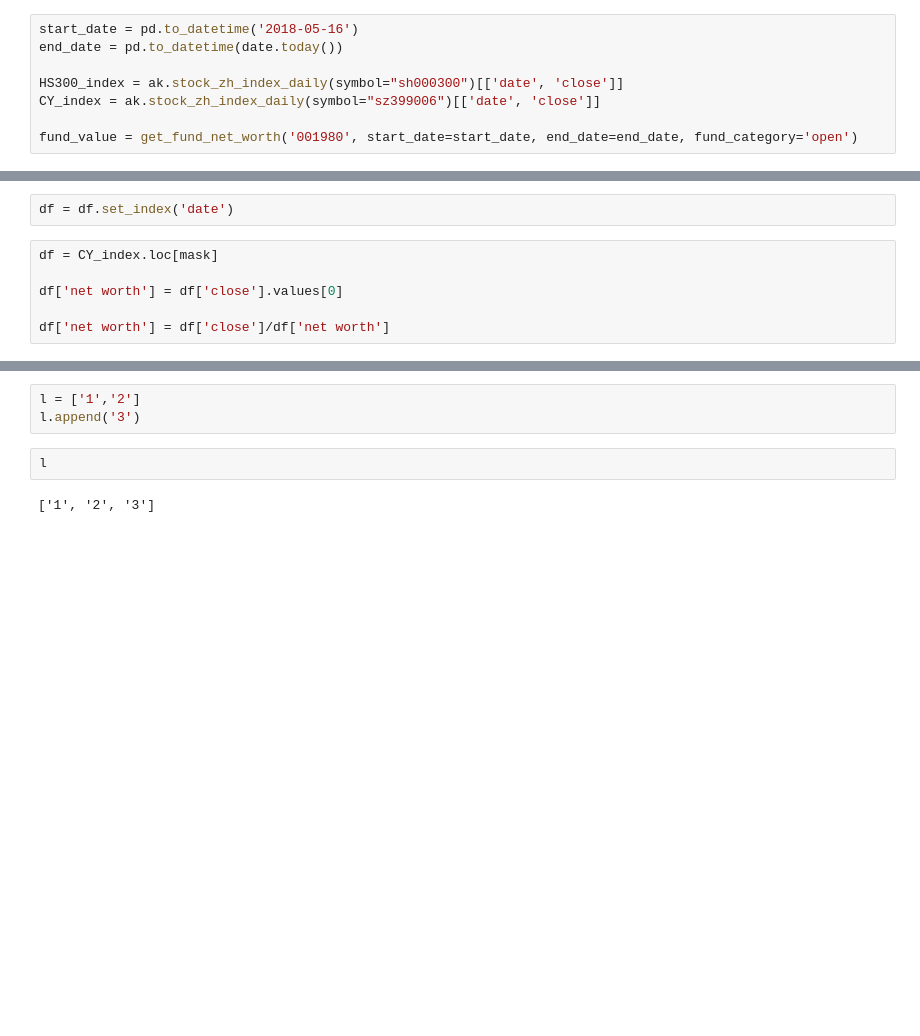
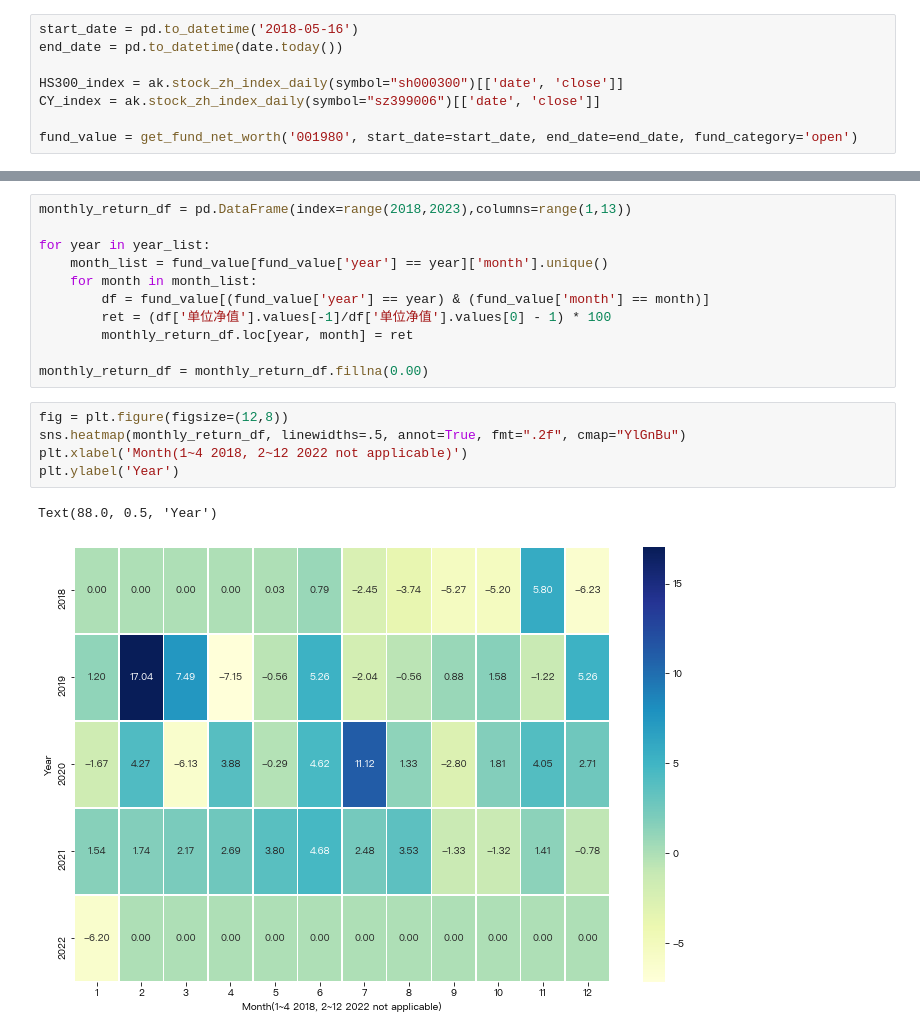
Before and after one commit to Seaaann/MyQuantReserch, a Jupyter notebook: Funds/ResearchTemplate.ipynb, the cells around one changed output, grey strips where cells are left out. Saved outputs shown, nothing was run; the diff lists cells and outputs as text; blank space fills up the shorter version.

```diff
--- a/Funds/ResearchTemplate.ipynb
+++ b/Funds/ResearchTemplate.ipynb
@@ -86,8 +212,0 @@ fund_value.join(df)
-# %%
-df = df.set_index('date')
-# %%
-df = CY_index.loc[mask]
-
-df['net worth'] = df['close'].values[0]
-
-df['net worth'] = df['close']/df['net worth']
@@ -147,7 +213,19 @@ fund_vs_benchmark('001980', ['sh000300', 'sz399006'], '2018-05-16', end_date)
-# %%
-l = ['1','2']
-l.append('3')
-# %%
-l
-# %% [output]
-['1', '2', '3']
+# %%
+monthly_return_df = pd.DataFrame(index=range(2018,2023),columns=range(1,13))
+
+for year in year_list:
+    month_list = fund_value[fund_value['year'] == year]['month'].unique()
+    for month in month_list:
+        df = fund_value[(fund_value['year'] == year) & (fund_value['month'] == month)]
+        ret = (df['单位净值'].values[-1]/df['单位净值'].values[0] - 1) * 100
+        monthly_return_df.loc[year, month] = ret
+
+monthly_return_df = monthly_return_df.fillna(0.00)
+# %%
+fig = plt.figure(figsize=(12,8))
+sns.heatmap(monthly_return_df, linewidths=.5, annot=True, fmt=".2f", cmap="YlGnBu")
+plt.xlabel('Month(1~4 2018, 2~12 2022 not applicable)')
+plt.ylabel('Year')
+# %% [output]
+Text(88.0, 0.5, 'Year')
+[figure, added]
```
Also changed, not shown: parts of 26 cells of this notebook, 1 other file.
